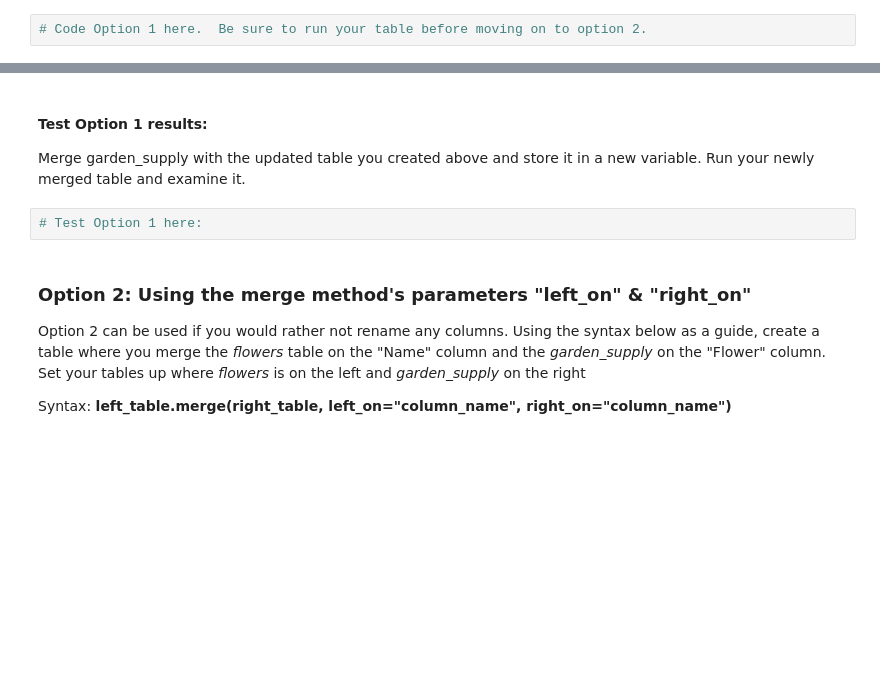
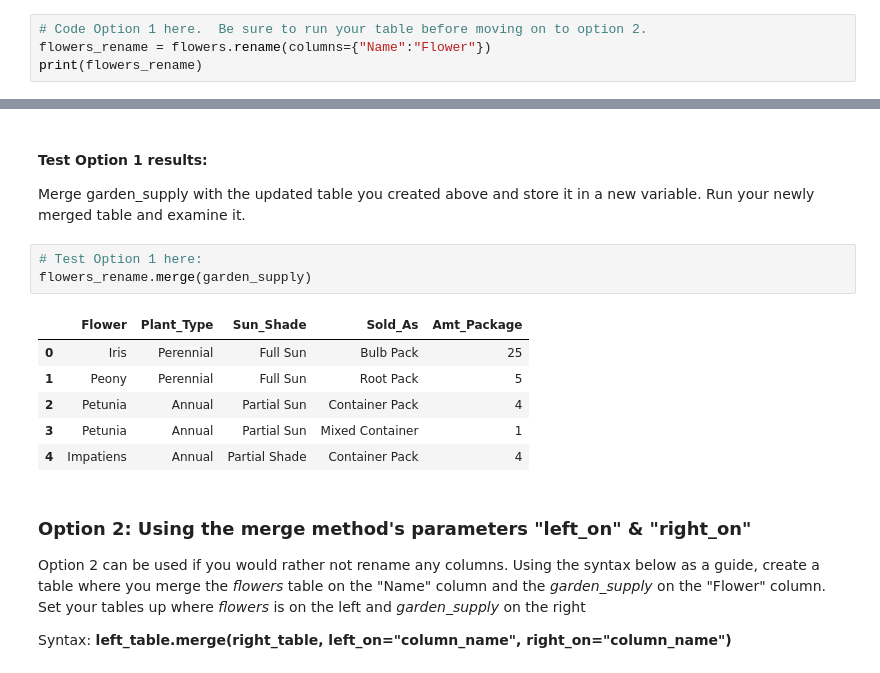
Before and after one commit to DataLore777/data-analysis-projects, a Jupyter notebook: data-manipulation/exercises/MergingTables.ipynb, the cells around one changed output, grey strips where cells are left out. Saved outputs shown, nothing was run; the diff lists cells and outputs as text; blank space fills up the shorter version.

```diff
--- a/data-manipulation/exercises/MergingTables.ipynb
+++ b/data-manipulation/exercises/MergingTables.ipynb
@@ -158,3 +158,5 @@ Create a variable to hold your updated table.
 apply the following syntax to update your column names: **table_name.rename(columns={"original_name": "new_name"})**
 # %%
 # Code Option 1 here.  Be sure to run your table before moving on to option 2.
+flowers_rename = flowers.rename(columns={"Name":"Flower"})
+print(flowers_rename)
@@ -164,6 +174,14 @@ Merge garden_supply with the updated table you created above and store it in a n
 Run your newly merged table and examine it.
 # %%
 # Test Option 1 here:
+flowers_rename.merge(garden_supply)
+# %% [output]
+|  | Flower | Plant_Type | Sun_Shade | Sold_As | Amt_Package |
+| 0 | Iris | Perennial | Full Sun | Bulb Pack | 25 |
+| 1 | Peony | Perennial | Full Sun | Root Pack | 5 |
+| 2 | Petunia | Annual | Partial Sun | Container Pack | 4 |
+| 3 | Petunia | Annual | Partial Sun | Mixed Container | 1 |
+| 4 | Impatiens | Annual | Partial Shade | Container Pack | 4 |
 # %% [markdown]
 ### Option 2: Using the merge method's parameters "left_on" & "right_on"
 
```
Also changed, not shown: parts of 16 cells of this notebook.
